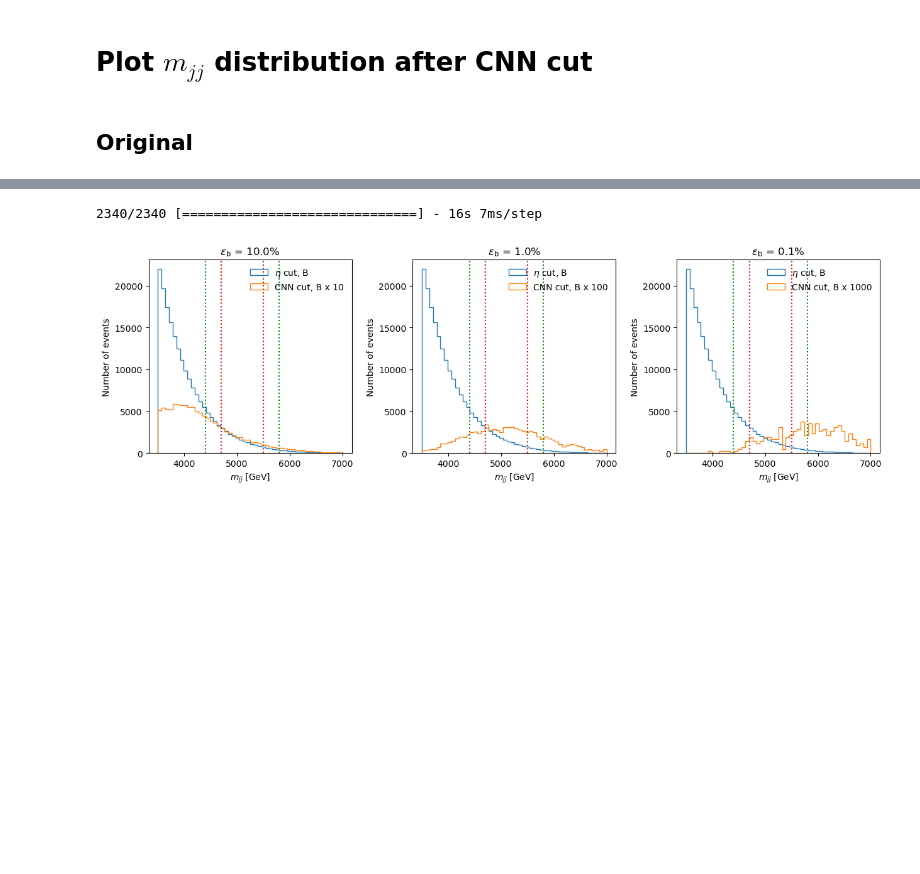
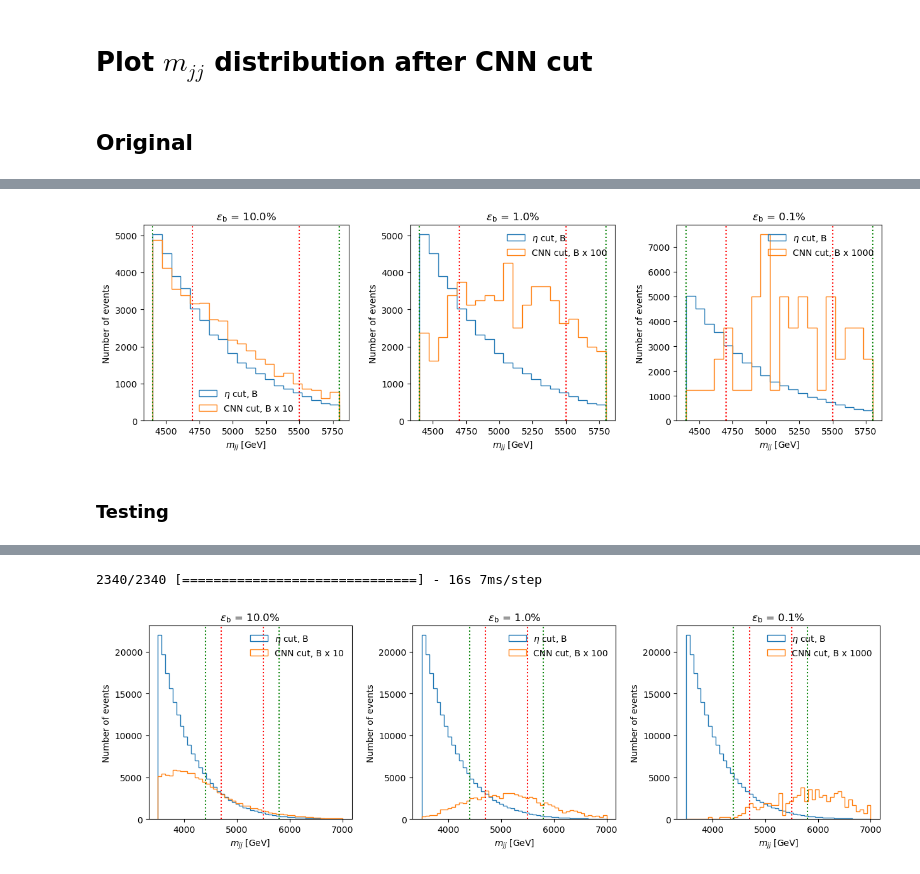
Before and after one commit to r10222035/data_augmentation, a Jupyter notebook: CNN/plot_mjj_distribution.ipynb, the cells around one changed output, grey strips where cells are left out. Drawn from its saved outputs; the diff is of its cells as text; code cells hidden in the pictures; blank space fills up the shorter version.

```diff
--- a/CNN/plot_mjj_distribution.ipynb
+++ b/CNN/plot_mjj_distribution.ipynb
@@ -92,7 +68,7 @@ with h5py.File(h5_path, 'r') as f:
 # load jet image from npy file
 res = 25
 npy_path = sample_dir / f'split_val/{res}x{res}/mix_sample_test-mjj.h5'
-X, y = load_samples(npy_path)
+X, y = utils.load_samples(npy_path)
 
 mjj_b = mjj[y == 0]
 mjj_s = mjj[y == 1]
@@ -187,13 +136,10 @@ def get_mjj_after_CNN_cut(mjj, event_scores, labels, thresholds):
 
     return mjj_s_CNN, mjj_b_CNN
 # %%
-def plot_mjj_distribution_after_CNN_cut(mjj_b_CNNs, efficiencies, save_path=None):
+def plot_mjj_distribution_CNN_cut(mjj_b, mjj_b_CNNs, n_before_cut, efficiencies, n_bins=50, hist_range=(3500, 7000), save_path=None):
     # plot mjj distribution
-    n_bins = 50
-    hist_range = (3500, 7000)
 
     fig, ax = plt.subplots(1, 3, figsize=(15, 4))
-
     plt.subplots_adjust(wspace=0.3)
 
     titles = ['$\epsilon_\mathrm{b}$ = ' + f'{eff * 100}%' for eff in efficiencies]
@@ -202,10 +148,10 @@ def plot_mjj_distribution_after_CNN_cut(mjj_b_CNNs, efficiencies, save_path=None
         # mjj_s_CNN = mjj_s_CNNs[i]
         mjj_b_CNN = mjj_b_CNNs[i]
 
-        weight_b_CNN = 1 / mjj_b_CNN.shape[0] * np.ones_like(mjj_b_CNN) * mjj_b_CNN.shape[0] / mjj_b.shape[0] * n_eta_B
+        weight_b_CNN = 1 / mjj_b_CNN.shape[0] * np.ones_like(mjj_b_CNN) * mjj_b_CNN.shape[0] / mjj_b.shape[0] * n_before_cut
         # weight_s_CNN = 1 / mjj_s_CNN.shape[0] * np.ones_like(mjj_s_CNN) * mjj_s_CNN.shape[0] / mjj_s.shape[0] * n_eta_S
 
-        weight_b = 1 / mjj_b.shape[0] * np.ones_like(mjj_b) * n_eta_B
+        weight_b = 1 / mjj_b.shape[0] * np.ones_like(mjj_b) * n_before_cut
         # weight_s = 1 / mjj_s.shape[0] * np.ones_like(mjj_s) * n_eta_S
 
         ax[i].hist(mjj_b, bins=n_bins, range=hist_range, histtype='step', label='$\eta$ cut, B', weights=weight_b)
@@ -237,6 +183,6 @@ def plot_mjj_distribution_after_CNN_cut(mjj_b_CNNs, efficiencies, save_path=None
     plt.show()
 # %%
 efficiencies = [0.1, 0.01, 0.001]
-X_test_SB, y_test_SB = load_samples('../Sample/HVmodel/data/split_val/25x25/mix_sample_test-SB.npy')
+X_test_SB, y_test_SB = utils.load_samples('../Sample/HVmodel/data/split_val/25x25/mix_sample_test-SB.npy')
 # %% [markdown]
 ## Original
@@ -242,0 +264,20 @@ X_test_SB, y_test_SB = load_samples('../Sample/HVmodel/data/split_val/25x25/mix_
+# %%
+
+model_name = 'SB_0.0_25x25'
+thresholds = get_thresholds_of_model(model_name, X_train_SB, y_train_SB, passing_rates=efficiencies)
+
+# load the model
+save_model_name = f'./CNN_models/last_model_CWoLa_hunting_{model_name}/'
+loaded_model = tf.keras.models.load_model(save_model_name)
+
+X_train = np.concatenate([X_train_SR, X_train_SB], axis=0)
+y_train = np.concatenate([y_train_SR, y_train_SB], axis=0)
+mjj_train = np.concatenate([mjj_SR, mjj_SB], axis=0)
+
+mjj_train_s = mjj_train[y_train == 1]
+mjj_train_b = mjj_train[y_train == 0]
+
+# get the predicted probability
+y_prob = loaded_model.predict(X_train, batch_size=1024)
+
+mjj_s_CNNs, mjj_b_CNNs = get_mjj_after_CNN_cut(mjj_train, y_prob, y_train, thresholds)
@@ -243,3 +292,16 @@ X_test_SB, y_test_SB = load_samples('../Sample/HVmodel/data/split_val/25x25/mix_
+# %%
+plot_mjj_distribution_CNN_cut(mjj_train,
+                            mjj_b_CNNs,
+                            n_before_cut=n_SR_B + n_SB_B,
+                            efficiencies=efficiencies,
+                            n_bins=20,
+                            hist_range=(4400, 5800),
+                            save_path=None
+                            )
+# %% [output]
+[figure, added]
+# %% [markdown]
+### Testing
 # %%
 # determine the threshold from the sideband region
 model_name = 'SB_0.0_25x25'
```
Also changed, not shown: parts of 14 cells of this notebook, 3 other files.
